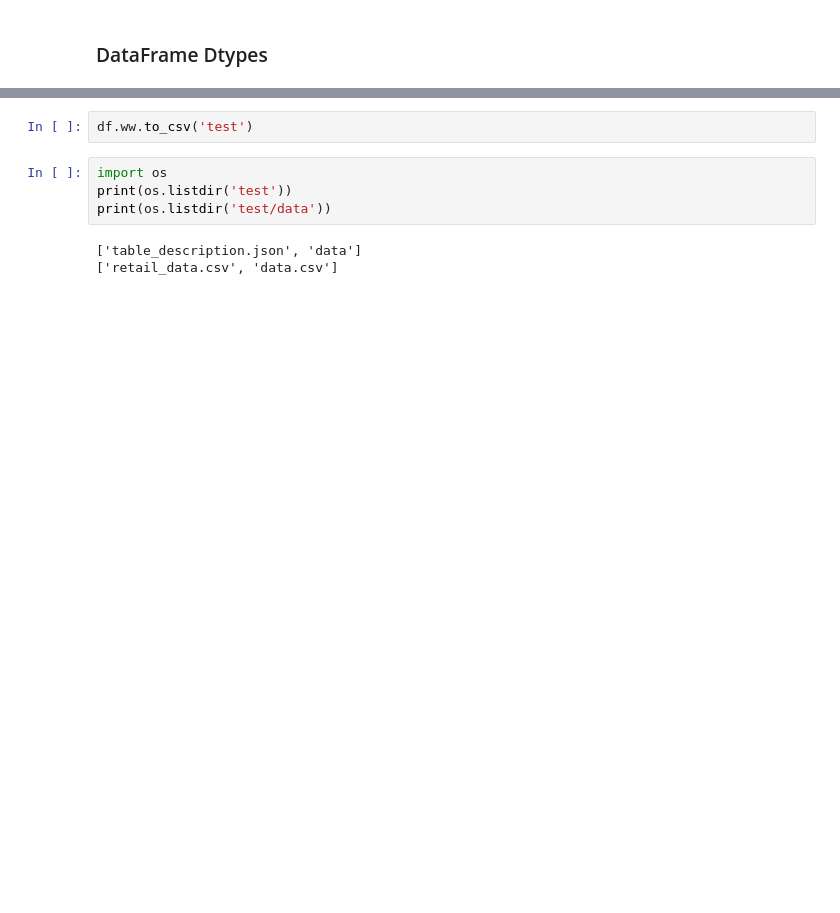
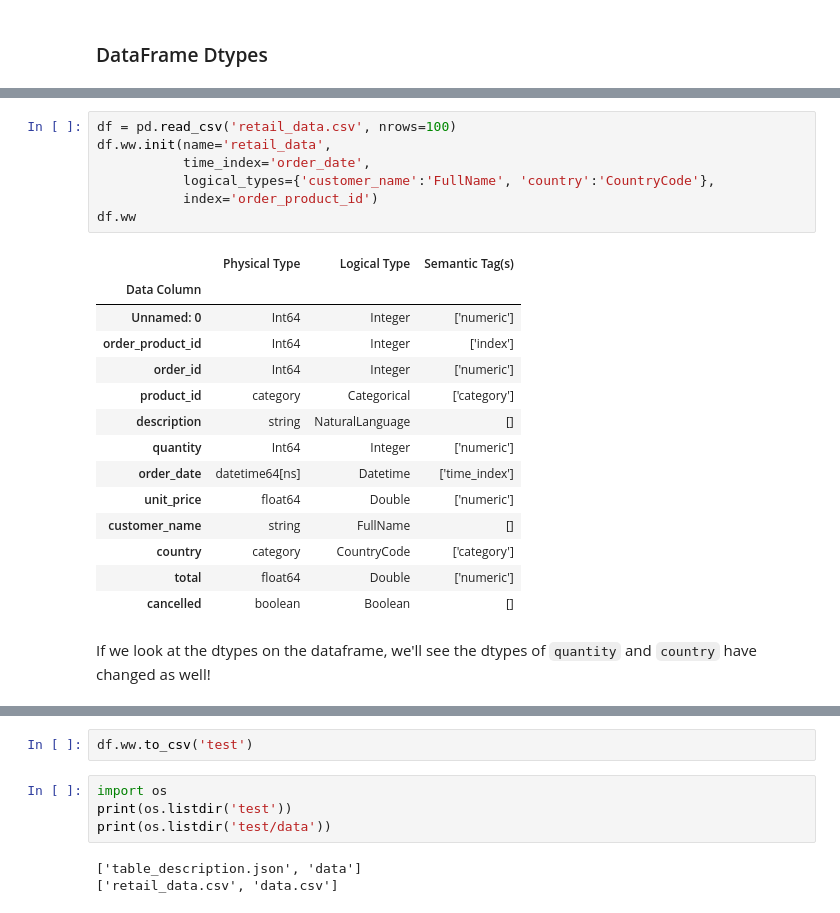
Before and after one commit to alteryx/woodwork, a Jupyter notebook: WorkingExample.ipynb, the cells around one changed output, grey strips where cells are left out. Drawn from its saved outputs; the diff is of its cells as text; blank space fills up the shorter version.

```diff
--- a/WorkingExample.ipynb
+++ b/WorkingExample.ipynb
@@ -213,0 +136,24 @@ df_sampled.ww.types
+# %%
+df = pd.read_csv('retail_data.csv', nrows=100)
+df.ww.init(name='retail_data',
+           time_index='order_date',
+           logical_types={'customer_name':'FullName', 'country':'CountryCode'},
+           index='order_product_id')
+df.ww
+# %% [output]
+|  | Physical Type | Logical Type | Semantic Tag(s) |
+| Data Column |  |  |  |
+| Unnamed: 0 | Int64 | Integer | ['numeric'] |
+| order_product_id | Int64 | Integer | ['index'] |
+| order_id | Int64 | Integer | ['numeric'] |
+| product_id | category | Categorical | ['category'] |
+| description | string | NaturalLanguage | [] |
+| quantity | Int64 | Integer | ['numeric'] |
+| order_date | datetime64[ns] | Datetime | ['time_index'] |
+| unit_price | float64 | Double | ['numeric'] |
+| customer_name | string | FullName | [] |
+| country | category | CountryCode | ['category'] |
+| total | float64 | Double | ['numeric'] |
+| cancelled | boolean | Boolean | [] |
+# %% [markdown]
+If we look at the dtypes on the dataframe, we'll see the dtypes of `quantity` and `country` have changed as well!
```
Also changed, not shown: parts of 59 cells of this notebook, 1 other file.
